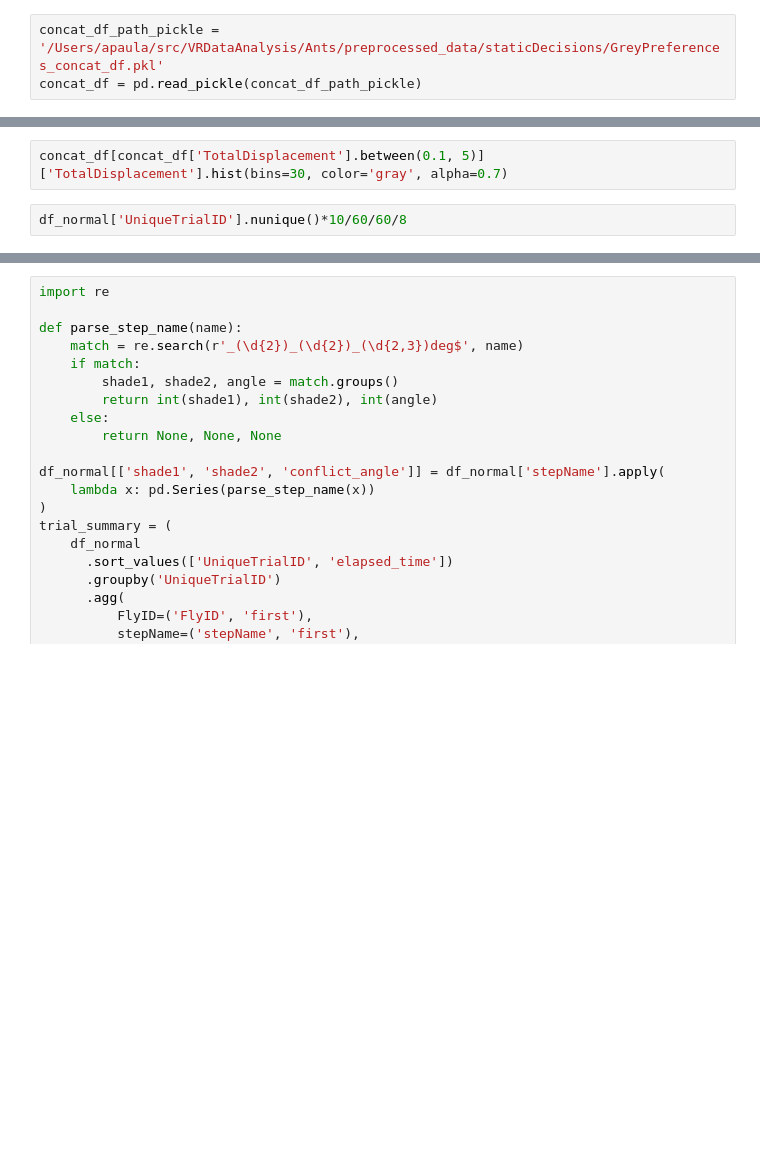
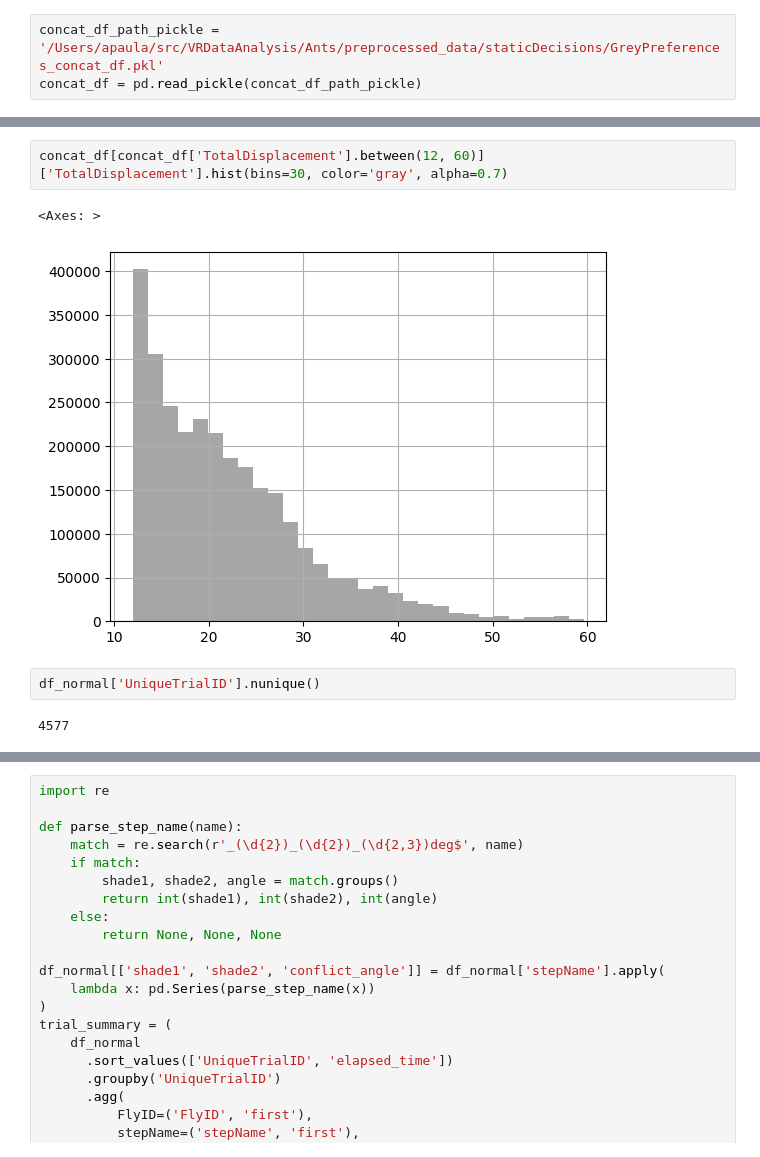
Before and after one commit to AugustPa/VRDataAnalysis, a Jupyter notebook: Ants/static_grayPreferences.ipynb, the cells around one changed output, grey strips where cells are left out. Saved outputs shown, nothing was run; the diff lists cells and outputs as text; blank space fills up the shorter version.

```diff
--- a/Ants/static_grayPreferences.ipynb
+++ b/Ants/static_grayPreferences.ipynb
@@ -39,4 +64,9 @@ df_normal['stepName'].unique()
 # %%
-concat_df[concat_df['TotalDisplacement'].between(0.1, 5)]['TotalDisplacement'].hist(bins=30, color='gray', alpha=0.7)
+concat_df[concat_df['TotalDisplacement'].between(12, 60)]['TotalDisplacement'].hist(bins=30, color='gray', alpha=0.7)
+# %% [output]
+<Axes: >
+[figure, added]
 # %%
-df_normal['UniqueTrialID'].nunique()*10/60/60/8
+df_normal['UniqueTrialID'].nunique()
+# %% [output]
+4577
```
Also changed, not shown: parts of 33 cells of this notebook, 8 other files.
